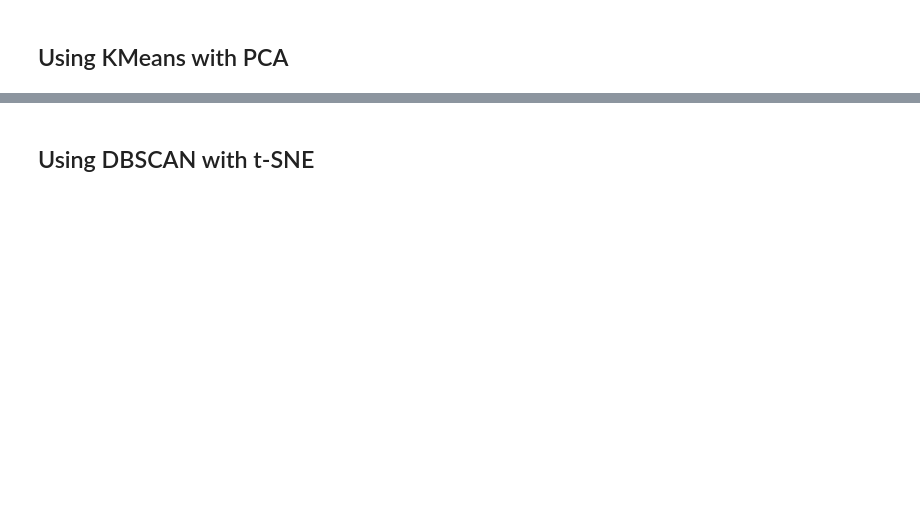
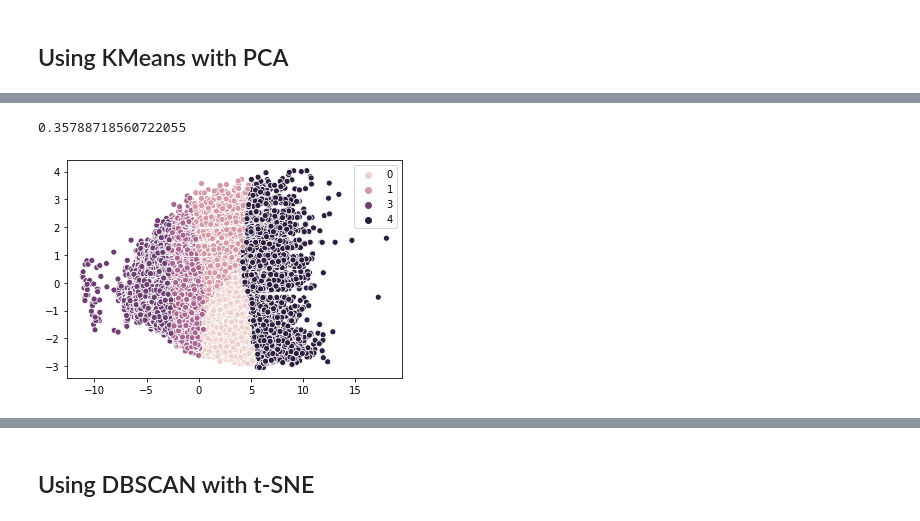
Before and after one commit to jhl126/bostonmarathon, a Jupyter notebook: results/Boston Marathon Clustering.ipynb, the cells around one changed output, grey strips where cells are left out. Cells and saved outputs as stored; diff of their text form; code cells hidden in the pictures; blank space fills up the shorter version.

```diff
--- a/results/Boston Marathon Clustering.ipynb
+++ b/results/Boston Marathon Clustering.ipynb
@@ -173 +170,11 @@ sns.scatterplot(X_pca[:, 0], X_pca[:, 1], hue=km.labels_)
 [interactive output not drawn]
+# %%
+km = KMeans(n_clusters=5)
+km.fit(X_pca)
+sns.scatterplot(X_pca[:, 0], X_pca[:, 1], hue=km.labels_)
+
+labels = KMeans(n_clusters=5).fit_predict(X_pca)
+print(metrics.silhouette_score(X_pca, labels, metric="euclidean"))
+# %% [output]
+0.35788718560722055
+[figure, added]
```
Also changed, not shown: parts of 33 cells of this notebook.
